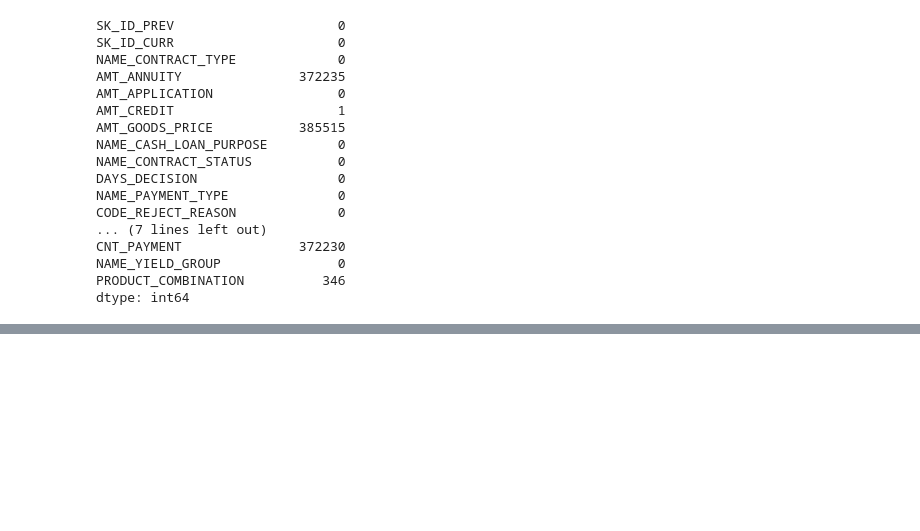
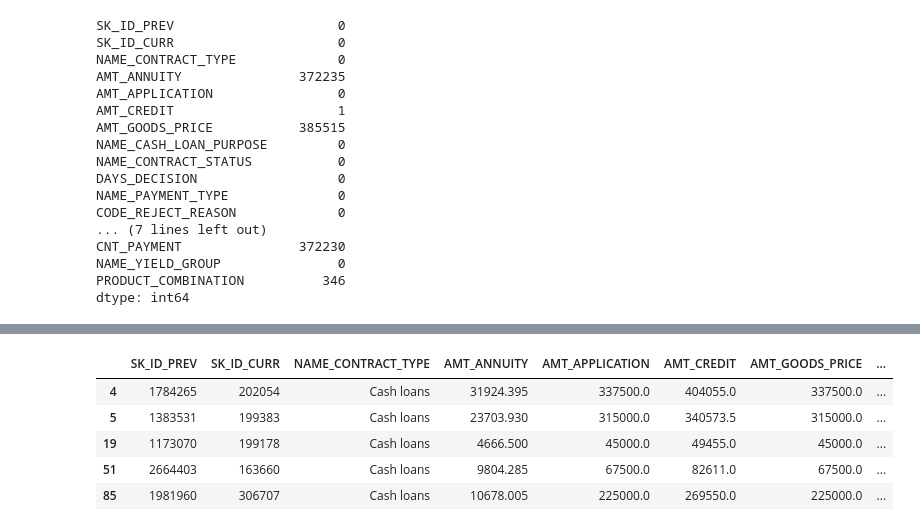
Before and after one commit to Ashik-Mohammed-S/Credit_EDA_Assignment, a Jupyter notebook: EDA.ipynb, the cells around one changed output, grey strips where cells are left out. Cells and saved outputs as stored; diff of their text form; code cells hidden in the pictures; blank space fills up the shorter version.

```diff
--- a/EDA.ipynb
+++ b/EDA.ipynb
@@ -421,0 +487,3 @@ dtype: int64
+# %%
+#if payment is made and not recorded its mostly cash paid in bank
+inp1.NAME_PAYMENT_TYPE=inp1.NAME_PAYMENT_TYPE.replace("XNA","Cash through the bank")
@@ -421,0 +498,9 @@ dtype: int64
+# %%
+inp1.head()
+# %% [output]
+|  | SK_ID_PREV | SK_ID_CURR | NAME_CONTRACT_TYPE | AMT_ANNUITY | AMT_APPLICATION | AMT_CREDIT | AMT_GOODS_PRICE | ... |
+| 4 | 1784265 | 202054 | Cash loans | 31924.395 | 337500.0 | 404055.0 | 337500.0 | ... |
+| 5 | 1383531 | 199383 | Cash loans | 23703.930 | 315000.0 | 340573.5 | 315000.0 | ... |
+| 19 | 1173070 | 199178 | Cash loans | 4666.500 | 45000.0 | 49455.0 | 45000.0 | ... |
+| 51 | 2664403 | 163660 | Cash loans | 9804.285 | 67500.0 | 82611.0 | 67500.0 | ... |
+| 85 | 1981960 | 306707 | Cash loans | 10678.005 | 225000.0 | 269550.0 | 225000.0 | ... |
```
Also changed, not shown: parts of 11 cells of this notebook.
